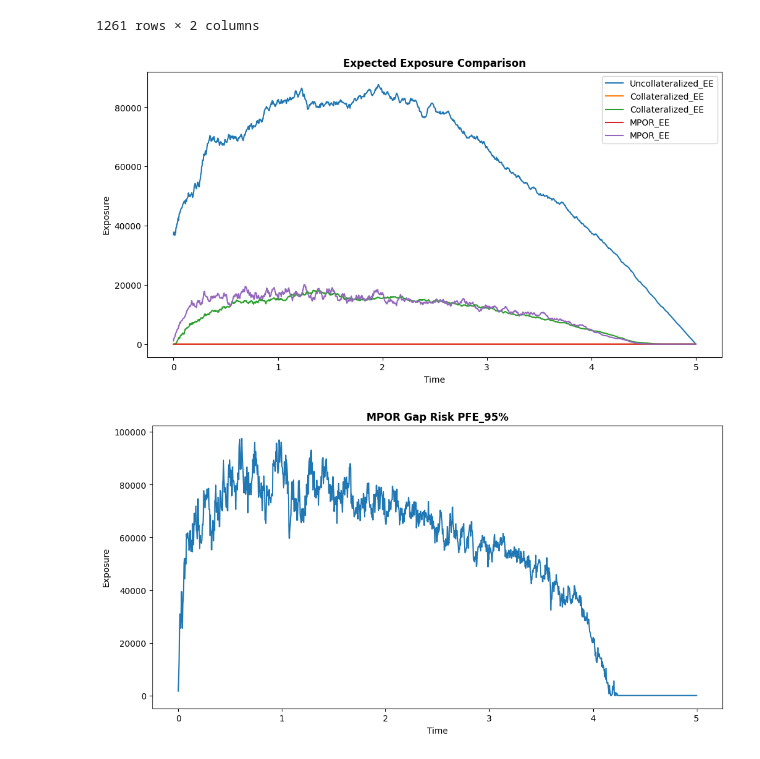
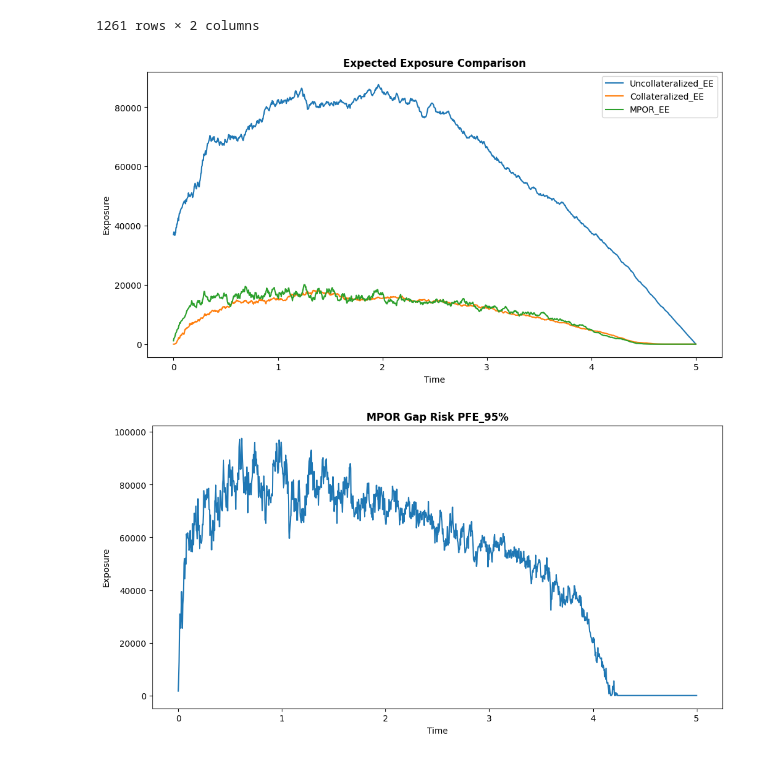
Before and after one commit to gorkemyencak/treasury-valuation-engine, a Jupyter notebook: notebooks/14_mpor_gap_risk_engine.ipynb, the cells around one changed output. Cells and saved outputs as stored; diff of their text form; code cells hidden in the pictures.

```diff
--- a/notebooks/14_mpor_gap_risk_engine.ipynb
+++ b/notebooks/14_mpor_gap_risk_engine.ipynb
@@ -366,18 +366,18 @@ mpor_pfe
 # %%
 # plot expected exposure comparisons
 plt.figure(figsize = (12, 6))
 
 plt.plot(collateralized_ee['Times'], uncollateralized_ee, label = 'Uncollateralized_EE')
-plt.plot(collateralized_ee['Times'], collateralized_ee, label = 'Collateralized_EE')
-plt.plot(mpor_ee['Times'], mpor_ee, label = 'MPOR_EE')
+plt.plot(collateralized_ee['Times'], collateralized_ee['CollateralizedEE'], label = 'Collateralized_EE')
+plt.plot(mpor_ee['Times'], mpor_ee['EE_MPOR'], label = 'MPOR_EE')
 
 plt.title('Expected Exposure Comparison', fontweight = 'bold')
 plt.xlabel('Time')
 plt.ylabel('Exposure')
 plt.legend(loc = 'best')
 plt.show()
 # %% [output]
-[figure, old version]
+[figure, new version]
 # %%
 # plot MPOR potential future exposure profile
 plt.figure(figsize = (12, 6))
```
Also changed, not shown: 3 other files.
